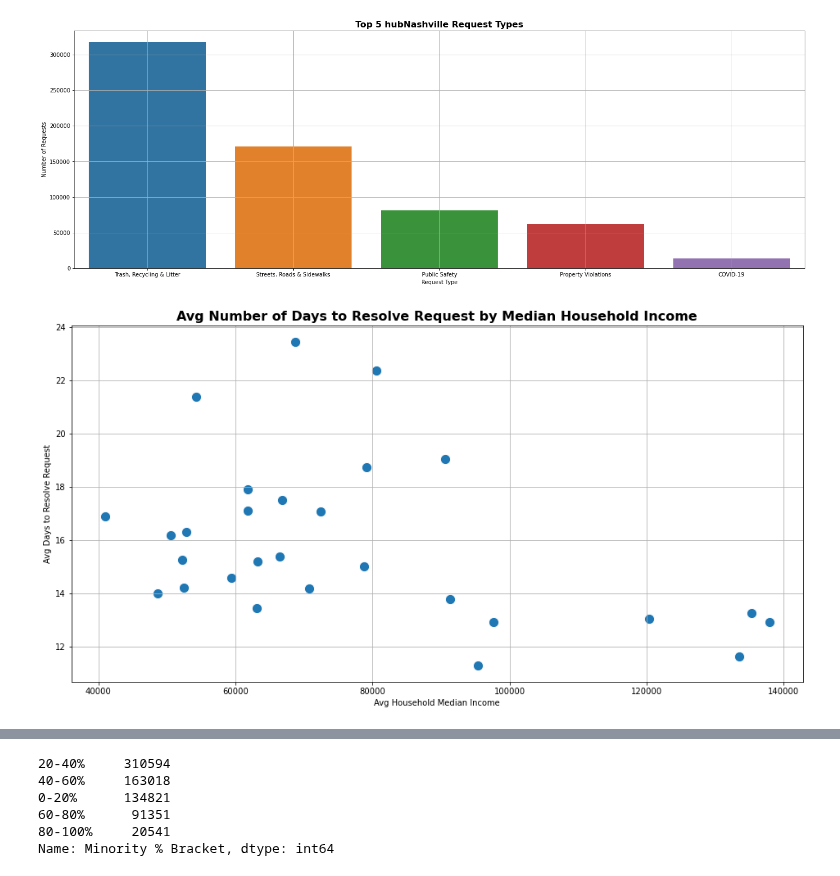
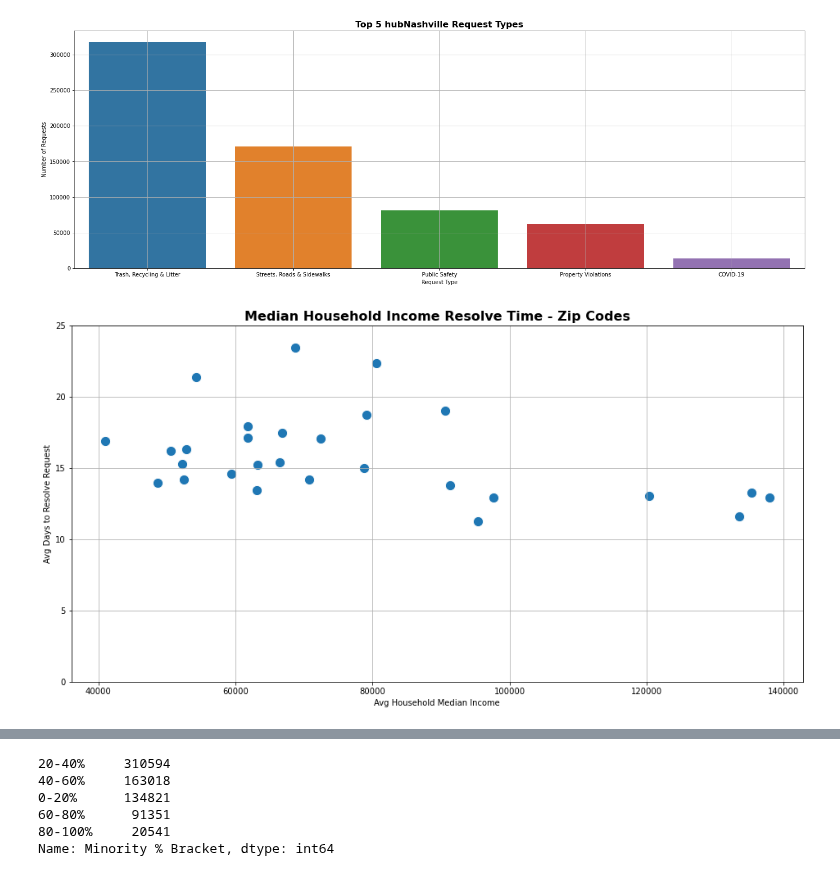
Before and after one commit to PrestonSpencer/Capstone-Nashville-Software-School-Nashville-311-Analysis, a Jupyter notebook: notebooks/visuals_and_analysis.ipynb, the cells around one changed output, grey strips where cells are left out. Cells and saved outputs as stored; diff of their text form; code cells hidden in the pictures.

```diff
--- a/notebooks/visuals_and_analysis.ipynb
+++ b/notebooks/visuals_and_analysis.ipynb
@@ -168,18 +199,19 @@ plt.grid();
 # %%
 def avg_resp_time(main_df):
     return main_df['Days to Resolve'].mean()
 avg_response_time_zip = main_df.groupby(['Households (Median Income)', 'Income Bracket']).apply(avg_resp_time)
 avg_response_time_zip = avg_response_time_zip.reset_index()
 avg_response_time_zip.head()
 plt.figure(figsize = (16,8))
 sns.scatterplot(x = 'Households (Median Income)', y = 0, data = avg_response_time_zip, s = 150)
 plt.ylabel('Avg Days to Resolve Request')
 plt.xlabel('Avg Household Median Income')
-plt.title('Avg Number of Days to Resolve Request by Median Household Income', weight = 'bold', fontsize = 16)
-# plt.legend(title = 'Zip Code Income Bracket', fontsize = 12)
+plt.title('Median Household Income Resolve Time - Zip Codes', weight = 'bold', fontsize = 16)
+plt.ylim(0,25)
+plt.yticks([0,5,10,15,20,25])
 plt.grid();
 # %% [output]
-[figure, old version]
+[figure, new version]
 # %%
 main_df['Minority Population %'].value_counts()
 # %% [output]
```
Also changed, not shown: parts of 36 cells of this notebook, 3 other files.
